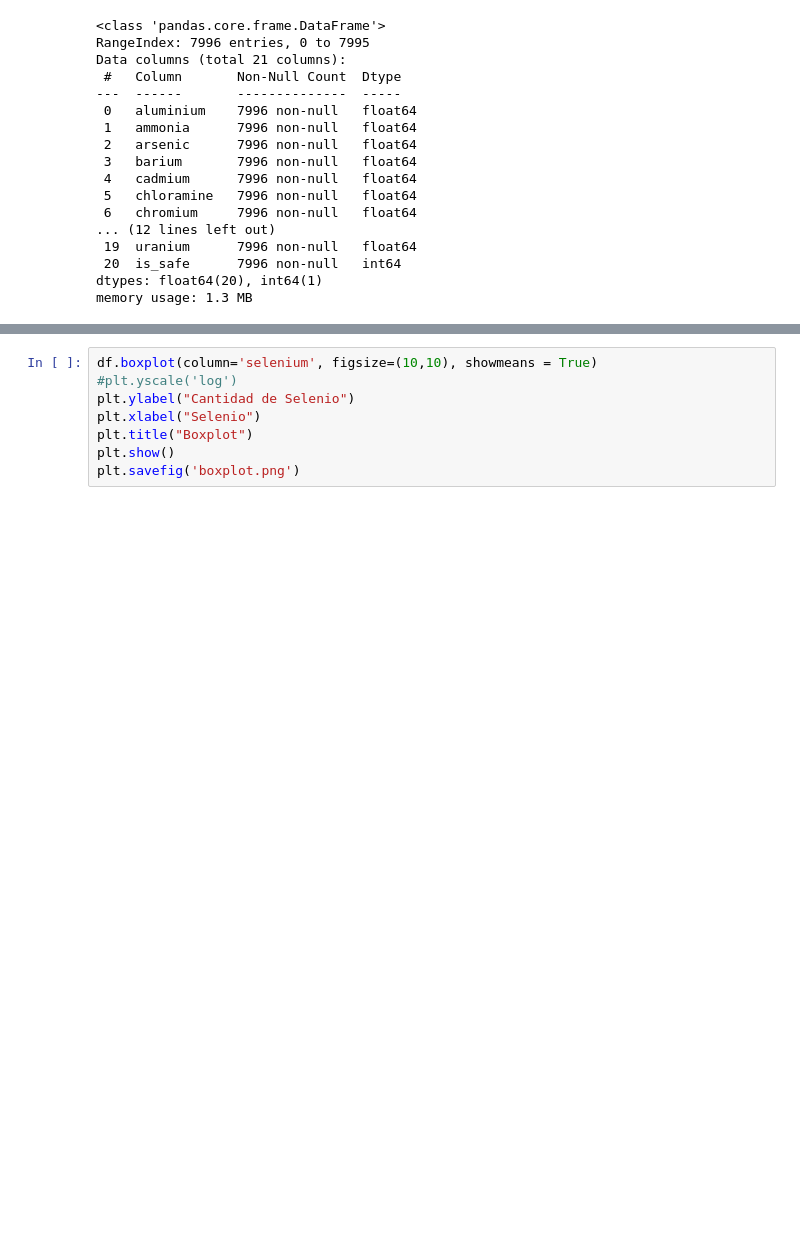
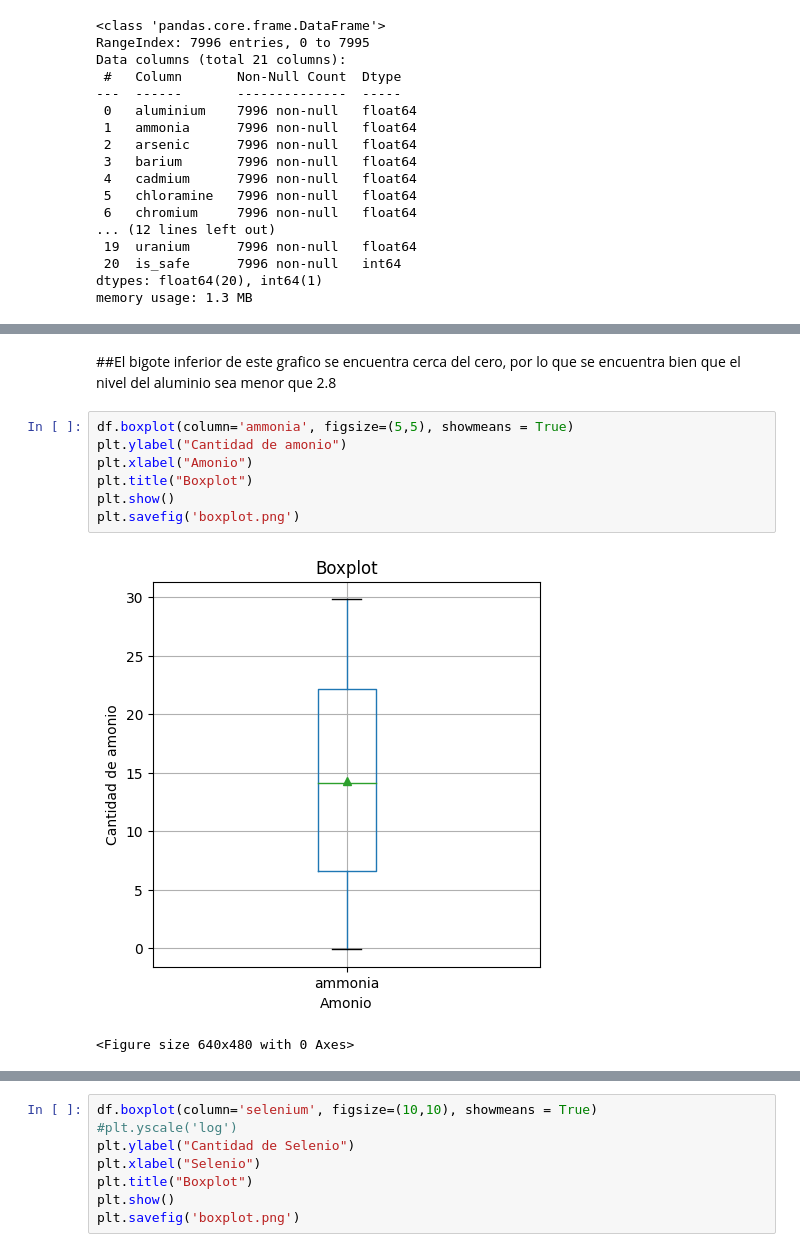
Before and after one commit to Altobert/laboratorioTIC-1, a Jupyter notebook: Copia_de_Laboratorio1_Asm_Alondra.ipynb, the cells around one changed output, grey strips where cells are left out. Cells and saved outputs as stored; diff of their text form; blank space fills up the shorter version.

```diff
--- a/Copia_de_Laboratorio1_Asm_Alondra.ipynb
+++ b/Copia_de_Laboratorio1_Asm_Alondra.ipynb
@@ -338,0 +182,12 @@ plt.savefig('boxplot.png')
+# %% [markdown]
+##El bigote inferior de este grafico se encuentra cerca del cero, por lo que se encuentra bien que el nivel del aluminio sea menor que 2.8
+# %%
+df.boxplot(column='ammonia', figsize=(5,5), showmeans = True)
+plt.ylabel("Cantidad de amonio")
+plt.xlabel("Amonio")
+plt.title("Boxplot")
+plt.show()
+plt.savefig('boxplot.png')
+# %% [output]
+[figure, added]
+<Figure size 640x480 with 0 Axes>
```
Also changed, not shown: parts of 54 cells of this notebook.
